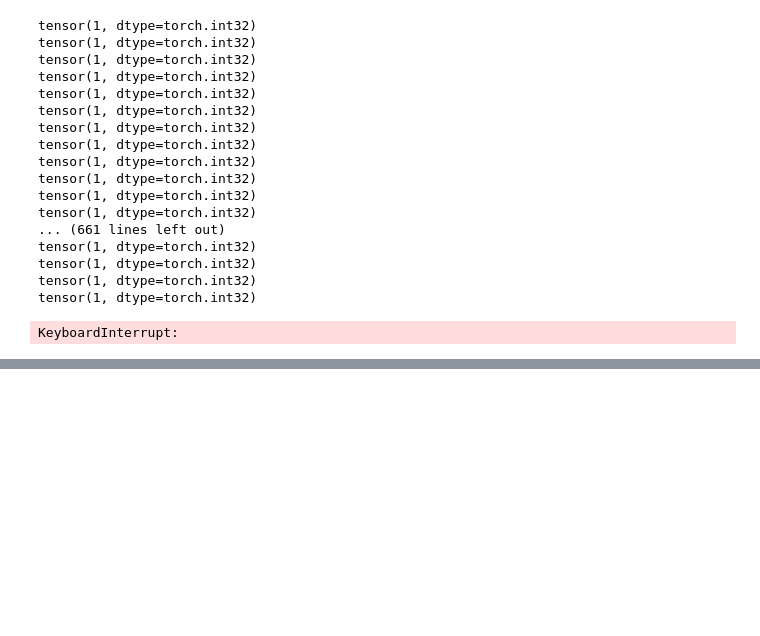
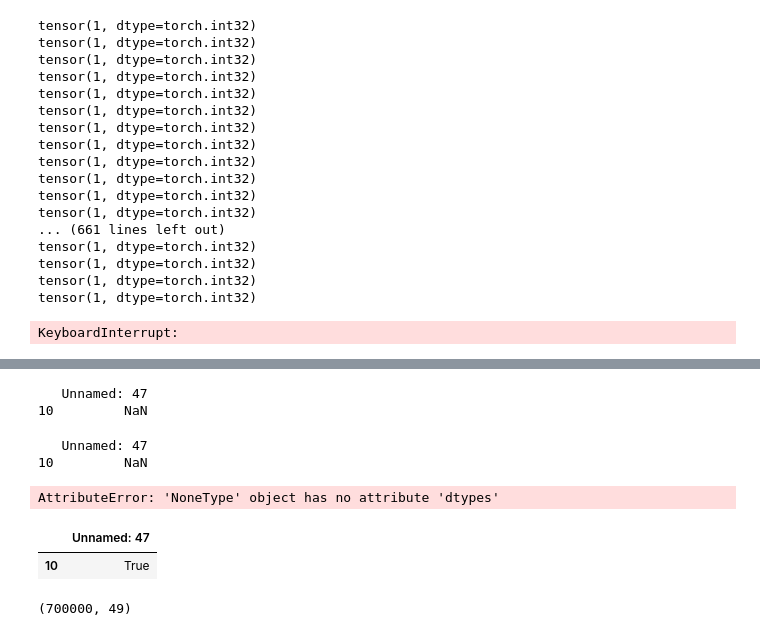
Before and after one commit to locuslab/TCN, a Jupyter notebook: TCN/mnist_pixel/preprocessing test-TCN.ipynb, the cells around one changed output, grey strips where cells are left out. Saved outputs shown, nothing was run; the diff lists cells and outputs as text; code cells hidden in the pictures; blank space fills up the shorter version.

Commit message:
trying isnull to work with NaN

```diff
--- a/TCN/mnist_pixel/preprocessing test-TCN.ipynb
+++ b/TCN/mnist_pixel/preprocessing test-TCN.ipynb
@@ -342,0 +335,22 @@ no 0 appear
+# %%
+a = pd.read_csv(filedataset)
+# %%
+print(a.iloc[[10],[47]])
+# %% [output]
+   Unnamed: 47
+10         NaN
+# %%
+print(a.iloc[[10],[47]]).dtypes
+# %% [output]
+   Unnamed: 47
+10         NaN
+AttributeError: 'NoneType' object has no attribute 'dtypes'
+# %%
+pd.isnull(a.iloc[[10],[47]])
+# %% [output]
+|  | Unnamed: 47 |
+| 10 | True |
+# %%
+a.shape
+# %% [output]
+(700000, 49)
```
Also changed, not shown: parts of 5 cells of this notebook.
